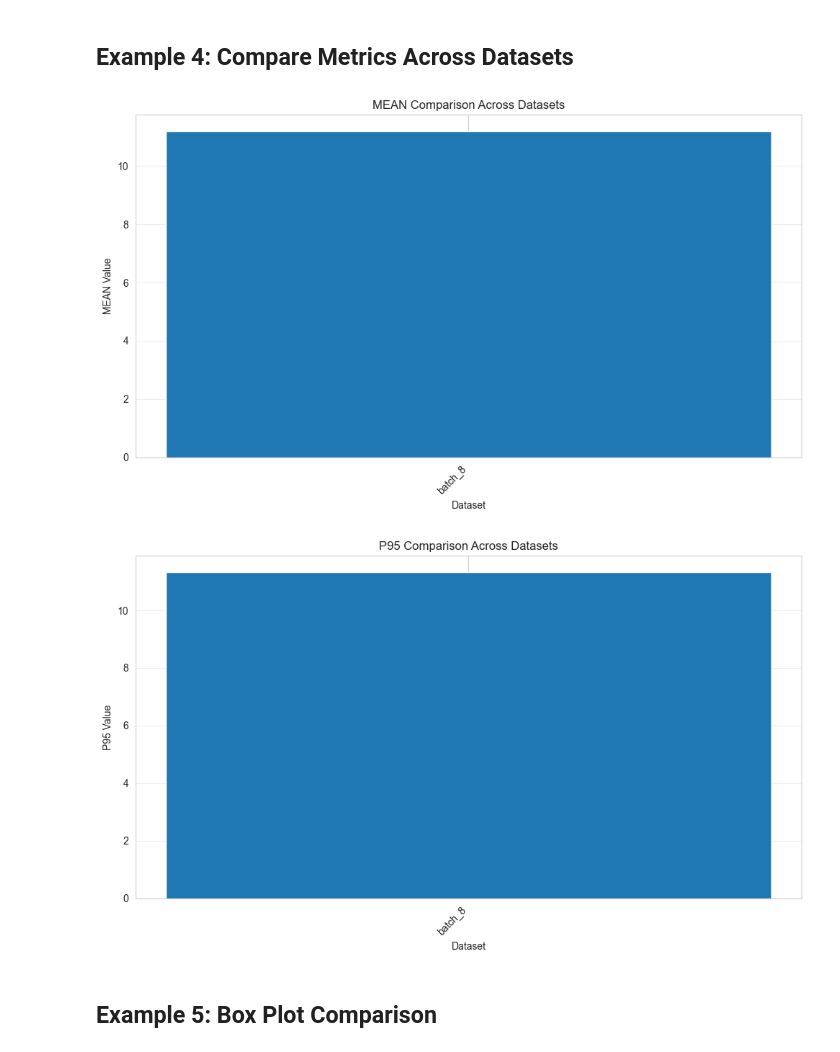
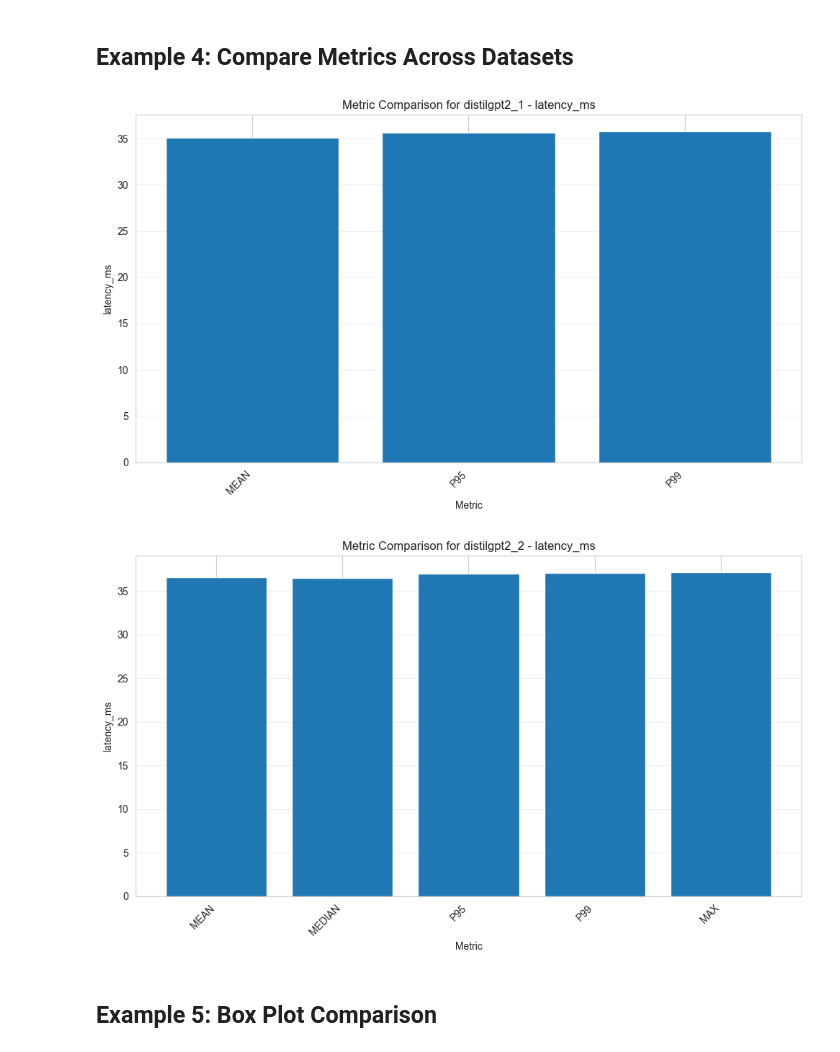
Before and after one commit to Ak33ra/15-418-final-project, a Jupyter notebook: notebooks/analysis.ipynb, the cells around one changed output. Cells and saved outputs as stored; diff of their text form; code cells hidden in the pictures.

```diff
--- a/notebooks/analysis.ipynb
+++ b/notebooks/analysis.ipynb
@@ -318,17 +606,18 @@ Load specific files and compute statistics.
 # %%
 # Create analyzer instance
-analyzer = DataAnalyzer()
+triple_analyzer = DataAnalyzer()
 
 # Load specific files
+#analyzing 3 model experiment
 files_pattern_to_analyze = '../data/3_distilgpt2_mps/**/events.jsonl'
 
+# Load with custom labels
+triple_analyzer.load_pattern(files_pattern_to_analyze,
+                   label_extractor=lambda name: name.parent.name)
 
-# Load with custom labels
-analyzer.load_pattern(files_pattern_to_analyze,
-                   metric_name='latency_ms',
-                   label_extractor=lambda name: 'with_mps' if 'no_mps' not in name else 'no_mps')
 
 # Compute and display statistics
-stats = analyzer.compute_statistics(percentiles=[50, 90, 95, 99])
+stats = triple_analyzer.compute_statistics(column='latency_ms', percentiles=[50, 90, 95, 99])
 print(stats.to_string())
+print(triple_analyzer.data)
 # %% [output]
@@ -370,13 +647,13 @@ analyzer.plot_distributions(plot_type='both', bins=50)
 ## Example 4: Compare Metrics Across Datasets
 # %%
 # Compare mean latencies
-analyzer.plot_comparison(metric='mean')
+triple_analyzer.plot_comparison(dataset='distilgpt2_1', column='latency_ms', metrics=['mean', 'p95', 'p99'])
 
 # Compare p95 latencies
-analyzer.plot_comparison(metric='p95')
+triple_analyzer.plot_comparison(dataset='distilgpt2_2', column='latency_ms', metrics=['mean', 'median', 'p95', 'p99', 'max'])
 # %% [output]
-[figure, old version]
+[figure, new version]
-[figure, old version]
+[figure, new version]
 # %% [markdown]
 ## Example 5: Box Plot Comparison
 # %%
```
Also changed, not shown: parts of 22 cells of this notebook, 1 other file.
